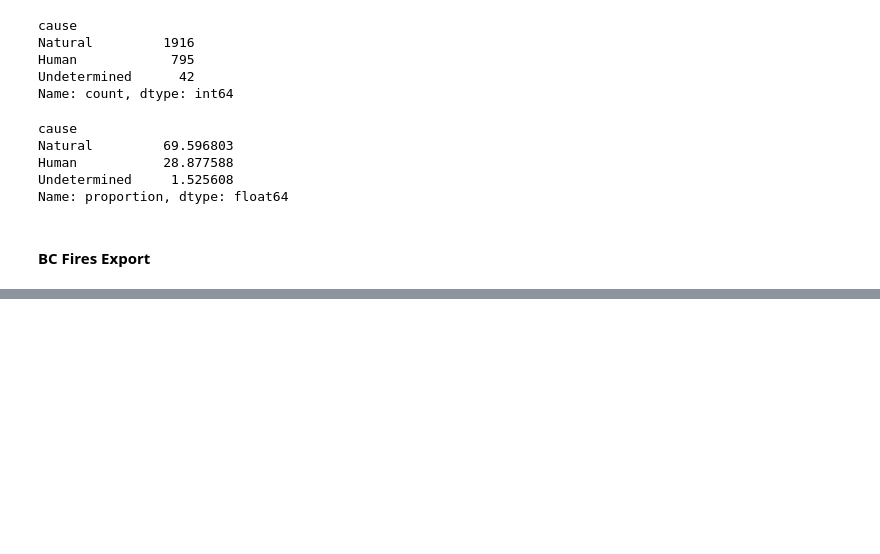
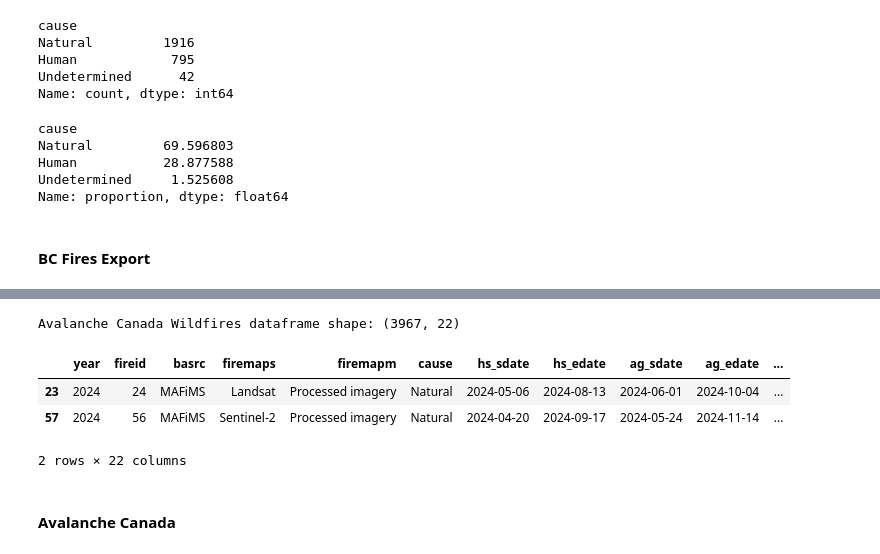
Before and after one commit to Mitch-P-Analyst/wildfire-risk-analysis, a Jupyter notebook: notebooks/03_shapefiles.ipynb, the cells around one changed output, grey strips where cells are left out. Drawn from its saved outputs; the diff is of its cells as text; code cells hidden in the pictures; blank space fills up the shorter version.

```diff
--- a/notebooks/03_shapefiles.ipynb
+++ b/notebooks/03_shapefiles.ipynb
@@ -388,0 +380,12 @@ fires_in_box
+# %%
+AvCan_gdfs = all_gdf_df[all_gdf_df['admin_area'].isin(['BC','AB'])]
+print(f'Avalanche Canada Wildfires dataframe shape: {AvCan_gdfs.shape}\n')
+AvCan_gdfs.head(2)
+# %% [output]
+Avalanche Canada Wildfires dataframe shape: (3967, 22)
+|  | year | fireid | basrc | firemaps | firemapm | cause | hs_sdate | hs_edate | ag_sdate | ag_edate | ... |
+| 23 | 2024 | 24 | MAFiMS | Landsat | Processed imagery | Natural | 2024-05-06 | 2024-08-13 | 2024-06-01 | 2024-10-04 | ... |
+| 57 | 2024 | 56 | MAFiMS | Sentinel-2 | Processed imagery | Natural | 2024-04-20 | 2024-09-17 | 2024-05-24 | 2024-11-14 | ... |
+2 rows × 22 columns
+# %% [markdown]
+#### Avalanche Canada
```
Also changed, not shown: parts of 29 cells of this notebook, 4 other files.
